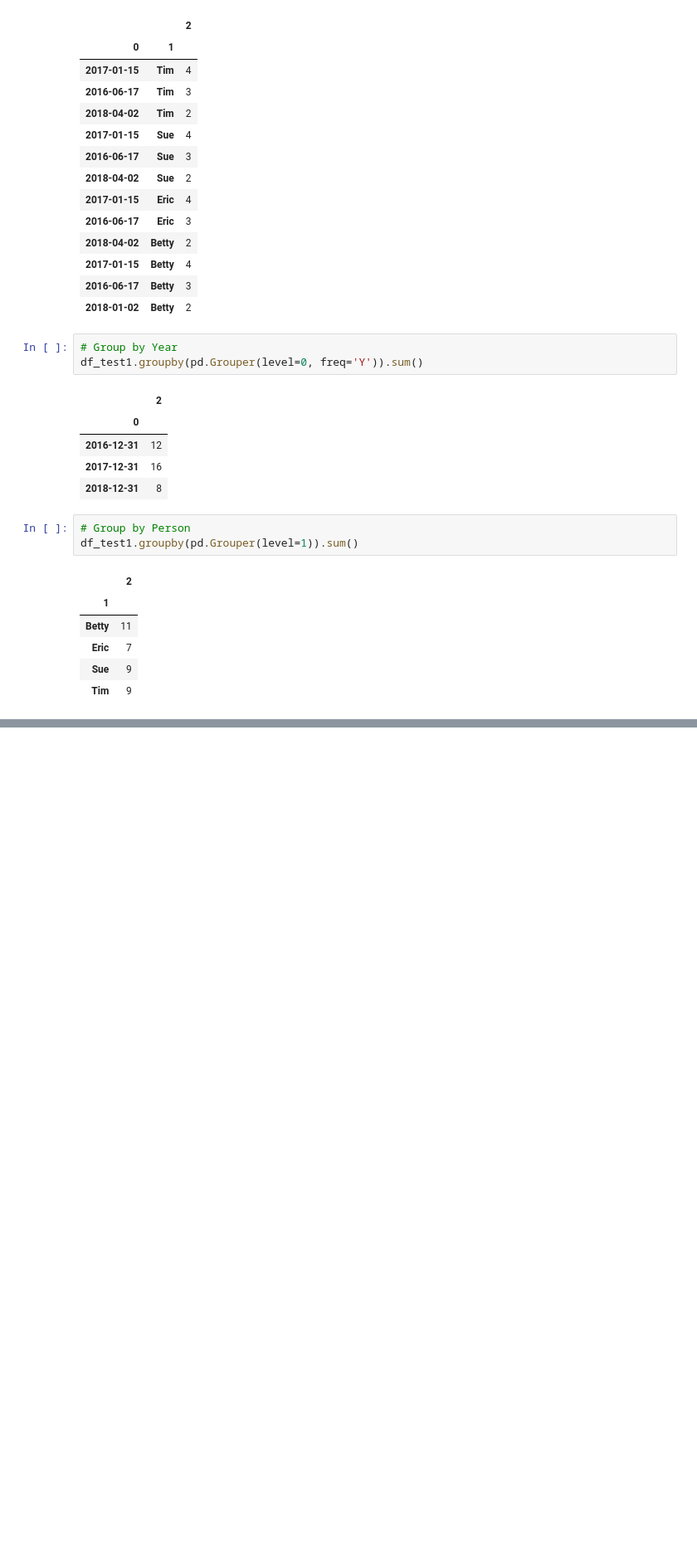
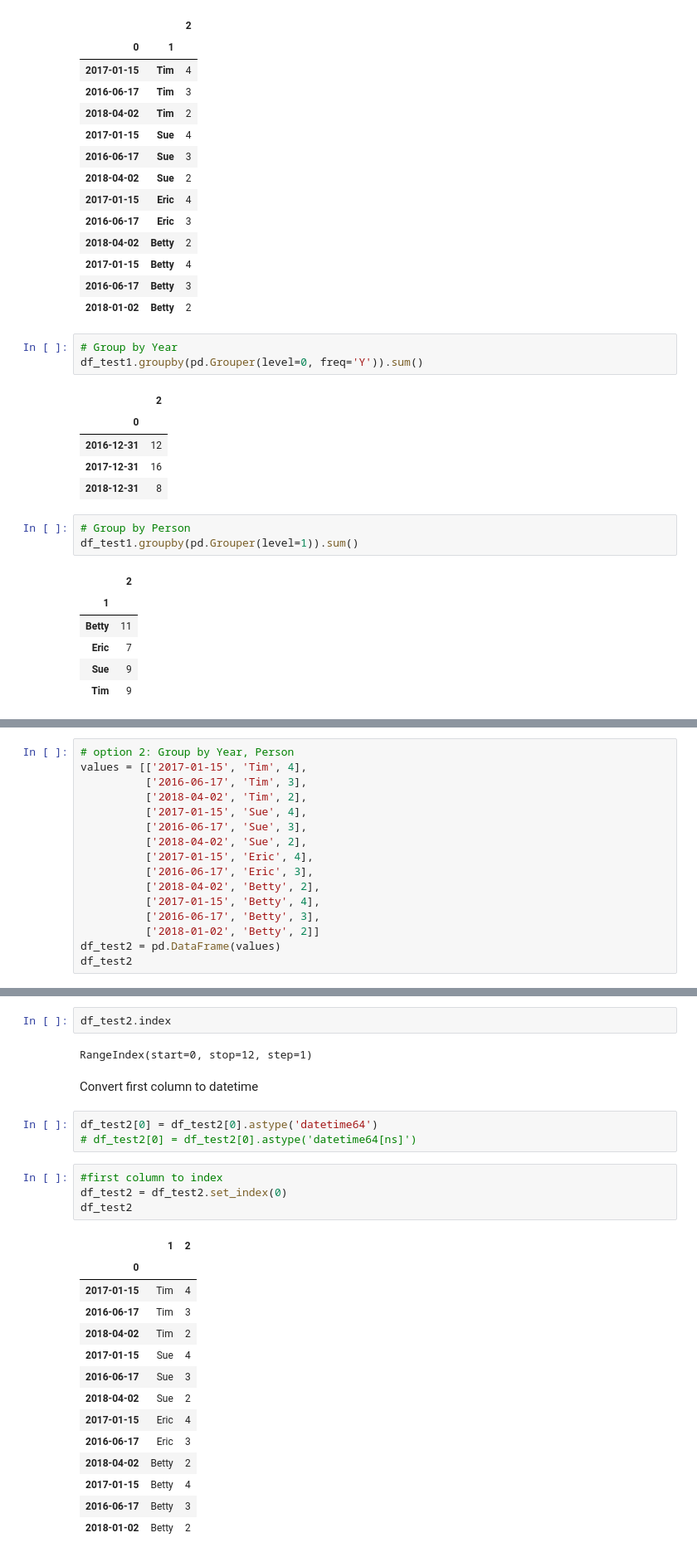
Before and after one commit to blockchain99/data_analysis, a Jupyter notebook: ch12_test_pd_grouby_pd_Grouper.ipynb, the cells around one changed output, grey strips where cells are left out. Shown: that part at 83% size. Cells and saved outputs as stored; diff of their text form; blank space fills up the shorter version.

```diff
--- a/ch12_test_pd_grouby_pd_Grouper.ipynb
+++ b/ch12_test_pd_grouby_pd_Grouper.ipynb
@@ -198,0 +220,16 @@ df_test1.groupby(by=[pd.Grouper(level=0, freq='Y'), pd.Grouper(level=1)]).sum()
+# %%
+# option 2: Group by Year, Person
+values = [['2017-01-15', 'Tim', 4],
+          ['2016-06-17', 'Tim', 3],
+          ['2018-04-02', 'Tim', 2],
+          ['2017-01-15', 'Sue', 4],
+          ['2016-06-17', 'Sue', 3],
+          ['2018-04-02', 'Sue', 2],
+          ['2017-01-15', 'Eric', 4],
+          ['2016-06-17', 'Eric', 3],
+          ['2018-04-02', 'Betty', 2],
+          ['2017-01-15', 'Betty', 4],
+          ['2016-06-17', 'Betty', 3],
+          ['2018-01-02', 'Betty', 2]]
+df_test2 = pd.DataFrame(values)
+df_test2
@@ -198,0 +250,28 @@ df_test1.groupby(by=[pd.Grouper(level=0, freq='Y'), pd.Grouper(level=1)]).sum()
+# %%
+df_test2.index
+# %% [output]
+RangeIndex(start=0, stop=12, step=1)
+# %% [markdown]
+Convert first column to datetime
+# %%
+df_test2[0] = df_test2[0].astype('datetime64')
+# df_test2[0] = df_test2[0].astype('datetime64[ns]')
+# %%
+#first column to index
+df_test2 = df_test2.set_index(0)
+df_test2
+# %% [output]
+|  | 1 | 2 |
+| 0 |  |  |
+| 2017-01-15 | Tim | 4 |
+| 2016-06-17 | Tim | 3 |
+| 2018-04-02 | Tim | 2 |
+| 2017-01-15 | Sue | 4 |
+| 2016-06-17 | Sue | 3 |
+| 2018-04-02 | Sue | 2 |
+| 2017-01-15 | Eric | 4 |
+| 2016-06-17 | Eric | 3 |
+| 2018-04-02 | Betty | 2 |
+| 2017-01-15 | Betty | 4 |
+| 2016-06-17 | Betty | 3 |
+| 2018-01-02 | Betty | 2 |
```
Also changed, not shown: parts of 7 cells of this notebook, 1 other file.
